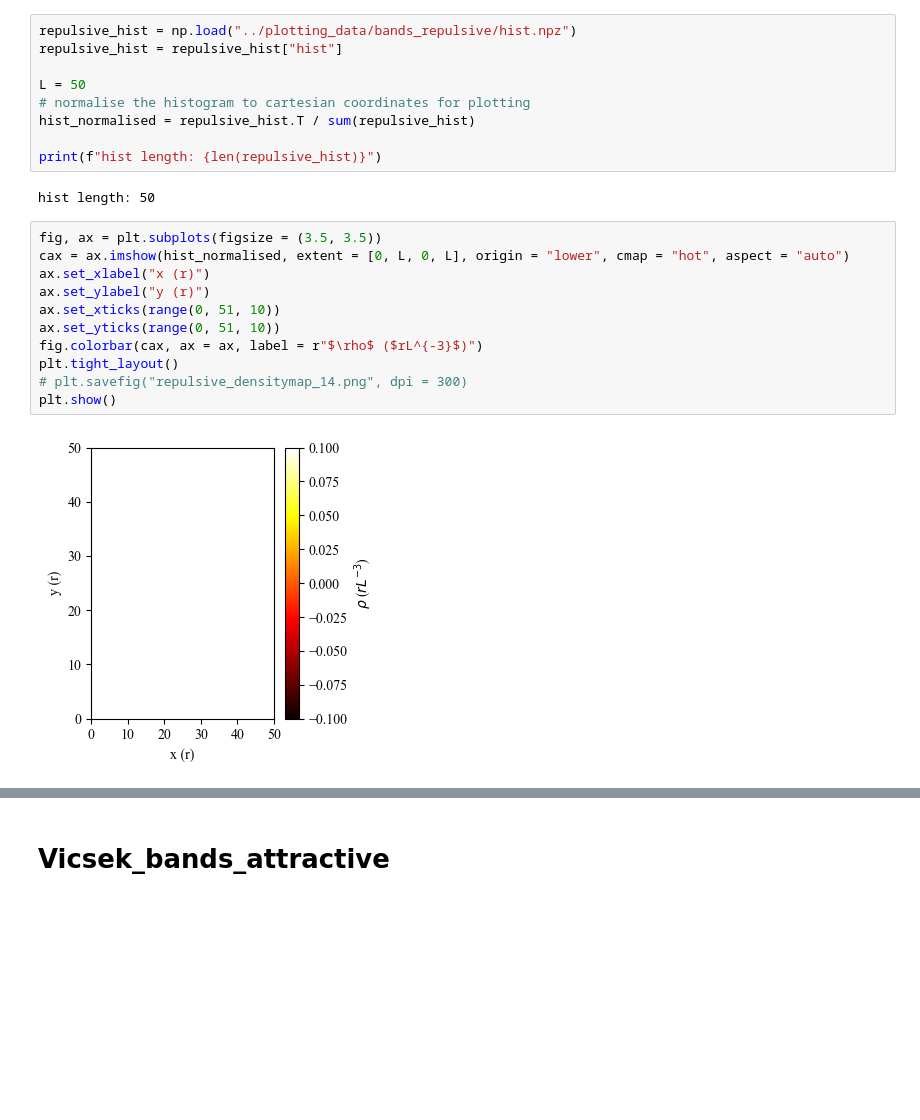
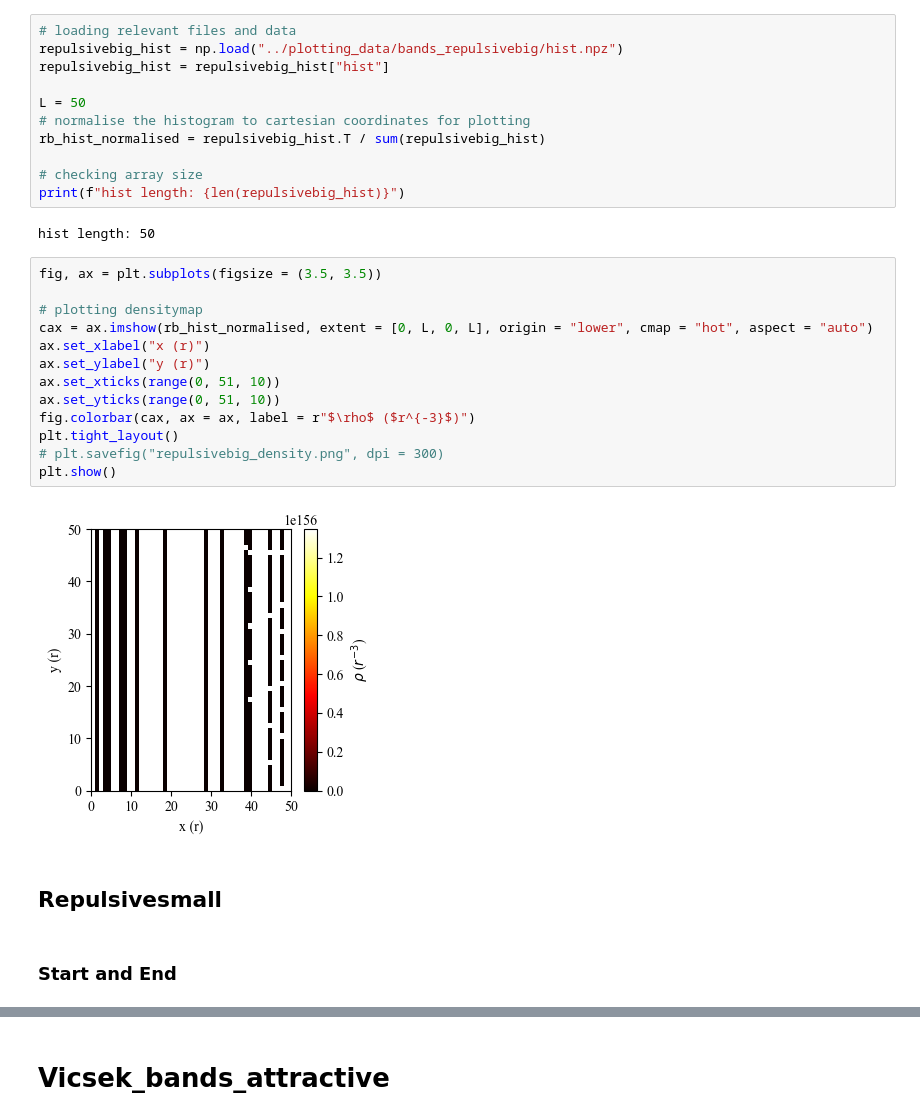
Before and after one commit to Isobelhiggins/Vicsek-Project, a Jupyter notebook: Vicsek_plotting.ipynb, the cells around one changed output, grey strips where cells are left out. Saved outputs shown, nothing was run; the diff lists cells and outputs as text; blank space fills up the shorter version.

```diff
--- a/Vicsek_plotting.ipynb
+++ b/Vicsek_plotting.ipynb
@@ -732,26 +782,34 @@ plt.show()
 # %% [markdown]
 ### Histogram
 # %%
-repulsive_hist = np.load("../plotting_data/bands_repulsive/hist.npz")
-repulsive_hist = repulsive_hist["hist"]
+# loading relevant files and data
+repulsivebig_hist = np.load("../plotting_data/bands_repulsivebig/hist.npz")
+repulsivebig_hist = repulsivebig_hist["hist"]
 
 L = 50
 # normalise the histogram to cartesian coordinates for plotting
-hist_normalised = repulsive_hist.T / sum(repulsive_hist)
+rb_hist_normalised = repulsivebig_hist.T / sum(repulsivebig_hist)
 
-print(f"hist length: {len(repulsive_hist)}")
+# checking array size
+print(f"hist length: {len(repulsivebig_hist)}")
 # %% [output]
 hist length: 50
 # %%
 fig, ax = plt.subplots(figsize = (3.5, 3.5))
-cax = ax.imshow(hist_normalised, extent = [0, L, 0, L], origin = "lower", cmap = "hot", aspect = "auto")
+
+# plotting densitymap
+cax = ax.imshow(rb_hist_normalised, extent = [0, L, 0, L], origin = "lower", cmap = "hot", aspect = "auto")
 ax.set_xlabel("x (r)")
 ax.set_ylabel("y (r)")
 ax.set_xticks(range(0, 51, 10))
 ax.set_yticks(range(0, 51, 10))
-fig.colorbar(cax, ax = ax, label = r"$\rho$ ($rL^{-3}$)")
+fig.colorbar(cax, ax = ax, label = r"$\rho$ ($r^{-3}$)")
 plt.tight_layout()
-# plt.savefig("repulsive_densitymap_14.png", dpi = 300)
+# plt.savefig("repulsivebig_density.png", dpi = 300)
 plt.show()
 # %% [output]
-[figure, old version]
+[figure, new version]
+# %% [markdown]
+## Repulsivesmall
+# %% [markdown]
+### Start and End
```
Also changed, not shown: parts of 82 cells of this notebook.
